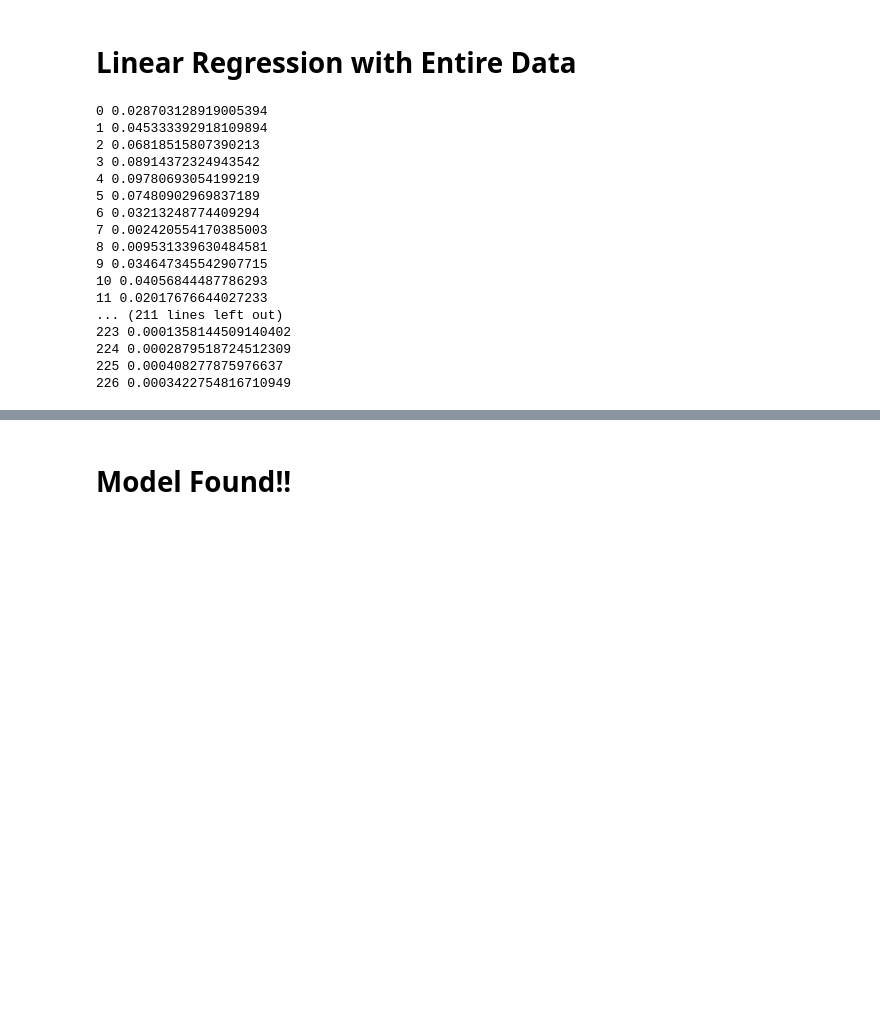
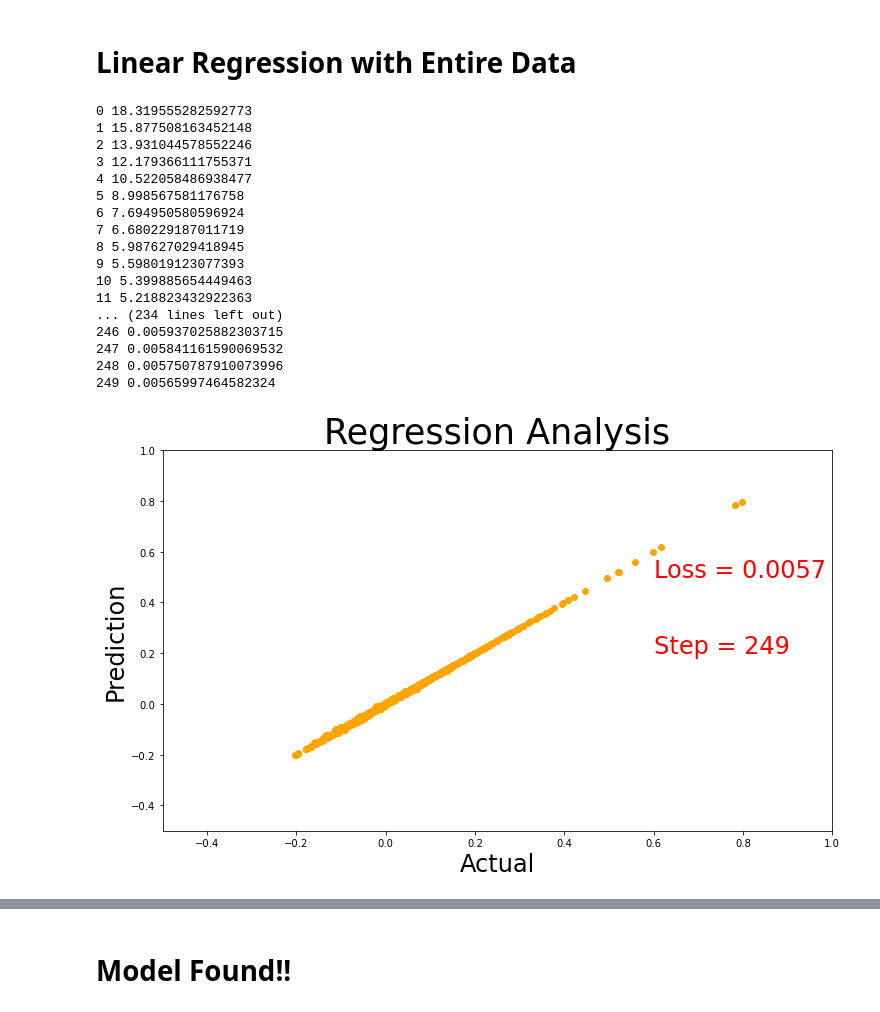
Before and after one commit to kiko1004/NN_University, a Jupyter notebook: house-prices-with-pytorch.ipynb, the cells around one changed output, grey strips where cells are left out. Drawn from its saved outputs; the diff is of its cells as text; code cells hidden in the pictures; blank space fills up the shorter version.

```diff
--- a/house-prices-with-pytorch.ipynb
+++ b/house-prices-with-pytorch.ipynb
@@ -662,28 +662,9 @@ from torch.autograd import Variable
 losses6 = []
 my_images = []
 fig, ax = plt.subplots(figsize=(12,7))
-for i in range(-20,0):
-    plt.cla()
-    ax.set_title('Regression Analysis', fontsize=35)
-    ax.set_xlabel('Actual', fontsize=24)
-    ax.set_ylabel('Prediction', fontsize=24)
-    ax.set_xlim(-0.5, 1)
-    ax.set_ylim(-0.5, 1)
-    ax.scatter(y.data.numpy(), np.random.normal(0.5, 0.5, len(y.data.numpy())), color = "orange")
-    ax.text(0.6, 0.2, 'Step = %d' % t, fontdict={'size': 24, 'color':  'red'})
-    ax.text(0.6, 0.5, 'Loss = %.4f' % loss.data.numpy(),
-            fontdict={'size': 24, 'color':  'red'})
-
-    # Used to return the plot as an image array
-    # (https://ndres.me/post/matplotlib-animated-gifs-easily/)
-    fig.canvas.draw()       # draw the canvas, cache the renderer
-    image = np.frombuffer(fig.canvas.tostring_rgb(), dtype='uint8')
-    image  = image.reshape(fig.canvas.get_width_height()[::-1] + (3,))
-
-    my_images.append(image)
 
 
-for t in range(400):
+for t in range(250):
     y_pred = model6(x)
 
     loss = criterion(y_pred, y)
@@ -692,50 +673,51 @@ for t in range(400):
 
     if torch.isnan(loss):
         break
 
     optimizer.zero_grad()
     loss.backward()
     optimizer.step()
      # plot and show learning process
     plt.cla()
     ax.set_title('Regression Analysis', fontsize=35)
     ax.set_xlabel('Actual', fontsize=24)
     ax.set_ylabel('Prediction', fontsize=24)
     ax.set_xlim(-0.5, 1)
     ax.set_ylim(-0.5, 1)
     ax.scatter(y.data.numpy(), y_pred.data.numpy(), color = "orange")
     ax.text(0.6, 0.2, 'Step = %d' % t, fontdict={'size': 24, 'color':  'red'})
     ax.text(0.6, 0.5, 'Loss = %.4f' % loss.data.numpy(),
             fontdict={'size': 24, 'color':  'red'})
 
     # Used to return the plot as an image array
     # (https://ndres.me/post/matplotlib-animated-gifs-easily/)
     fig.canvas.draw()       # draw the canvas, cache the renderer
     image = np.frombuffer(fig.canvas.tostring_rgb(), dtype='uint8')
     image  = image.reshape(fig.canvas.get_width_height()[::-1] + (3,))
 
     my_images.append(image)
 
 # save images as a gif
 imageio.mimsave('./curve_ultra.gif', my_images, fps=10)
 # %% [output]
-0 0.028703128919005394
-1 0.045333392918109894
-2 0.06818515807390213
-3 0.08914372324943542
-4 0.09780693054199219
-5 0.07480902969837189
-6 0.03213248774409294
-7 0.002420554170385003
-8 0.009531339630484581
-9 0.034647345542907715
-10 0.04056844487786293
-11 0.02017676644027233
-... (211 lines left out)
-223 0.0001358144509140402
-224 0.0002879518724512309
-225 0.000408277875976637
-226 0.0003422754816710949
+0 18.319555282592773
+1 15.877508163452148
+2 13.931044578552246
+3 12.179366111755371
+4 10.522058486938477
+5 8.998567581176758
+6 7.694950580596924
+7 6.680229187011719
+8 5.987627029418945
+9 5.598019123077393
+10 5.399885654449463
+11 5.218823432922363
+... (234 lines left out)
+246 0.005937025882303715
+247 0.005841161590069532
+248 0.005750787910073996
+249 0.00565997464582324
+[figure, added]
 # %%
 plt.figure(figsize=(12, 10))
 plt.plot(range(len(losses4)), losses4, label = 'Numeric Only')
```
Also changed, not shown: parts of 13 cells of this notebook, 1 other file.
